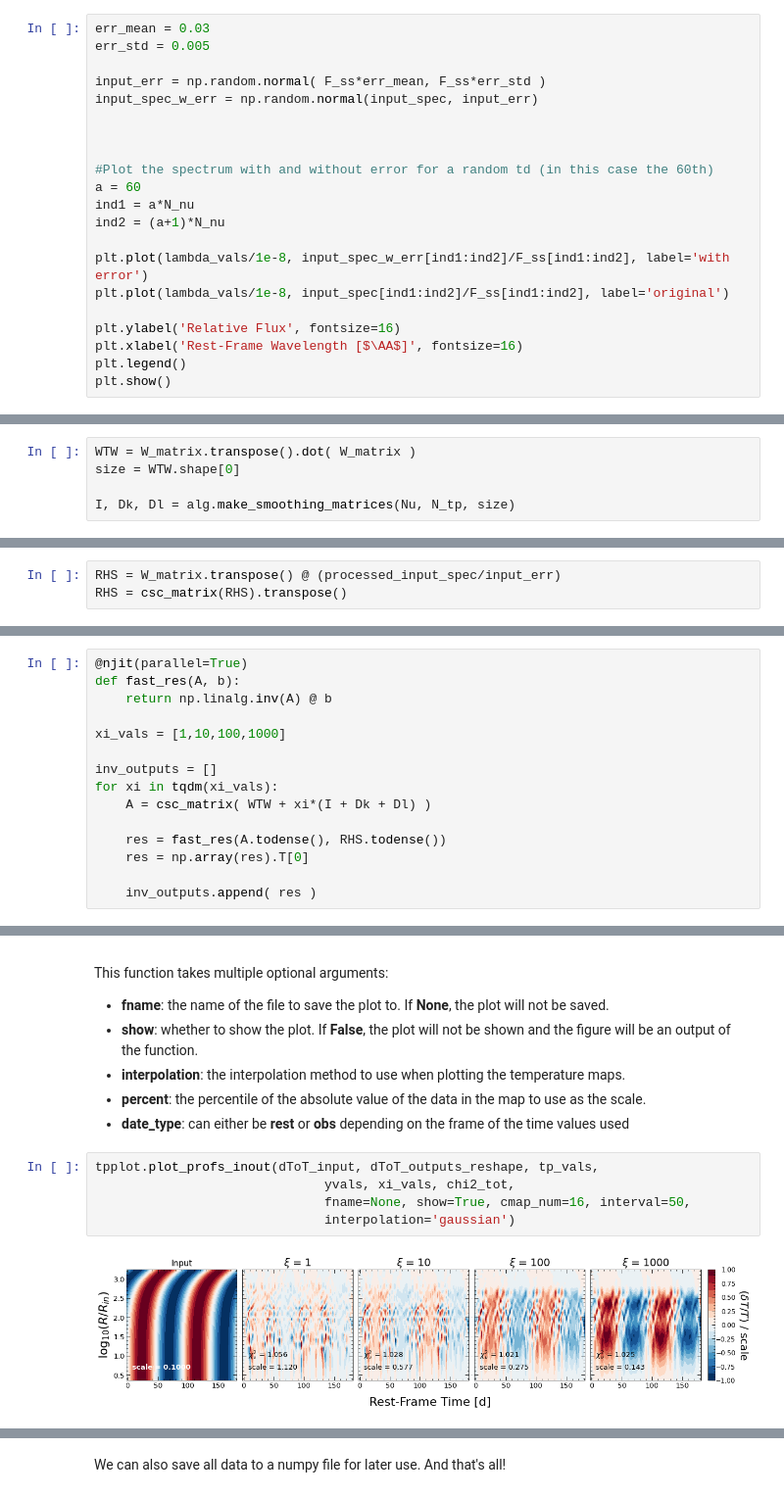
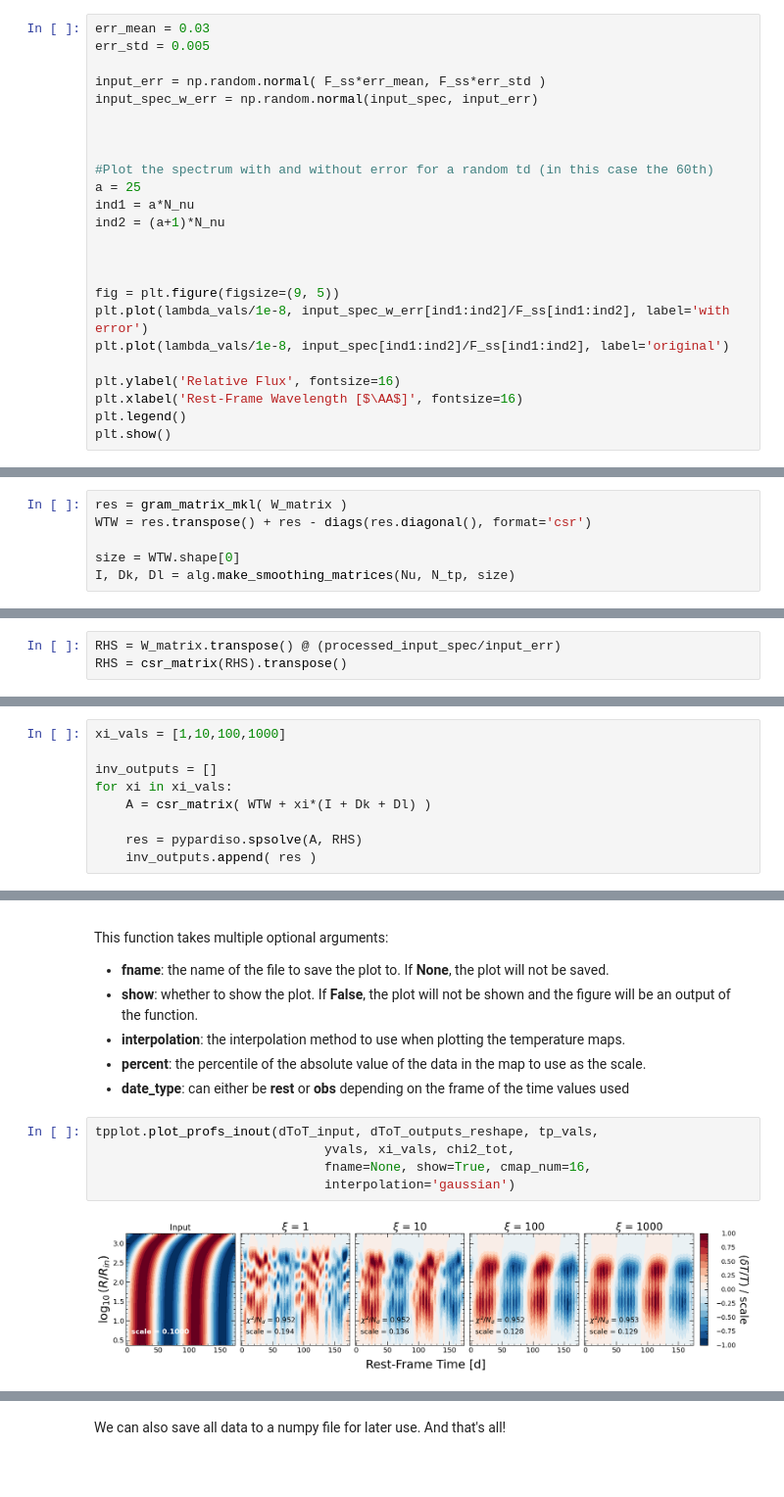
Before and after one commit to Zstone19/TempMap, a Jupyter notebook: Examples/SimData_Tutorial.ipynb, the cells around one changed output, grey strips where cells are left out. Shown at 98% size. Cells and saved outputs as stored; diff of their text form; blank space fills up the shorter version.

```diff
--- a/Examples/SimData_Tutorial.ipynb
+++ b/Examples/SimData_Tutorial.ipynb
@@ -190,10 +193,13 @@ input_spec_w_err = np.random.normal(input_spec, input_err)
 
 
 #Plot the spectrum with and without error for a random td (in this case the 60th)
-a = 60
+a = 25
 ind1 = a*N_nu
 ind2 = (a+1)*N_nu
 
+
+
+fig = plt.figure(figsize=(9, 5))
 plt.plot(lambda_vals/1e-8, input_spec_w_err[ind1:ind2]/F_ss[ind1:ind2], label='with error')
 plt.plot(lambda_vals/1e-8, input_spec[ind1:ind2]/F_ss[ind1:ind2], label='original')
 
@@ -263,13 +276,14 @@ There are functions to form the smoothing matrices, but only if we are working i
 # %%
-WTW = W_matrix.transpose().dot( W_matrix )
+res = gram_matrix_mkl( W_matrix )
+WTW = res.transpose() + res - diags(res.diagonal(), format='csr')
+
 size = WTW.shape[0]
-
 I, Dk, Dl = alg.make_smoothing_matrices(Nu, N_tp, size)
 # %% [markdown]
 We can now construct the right hand side of the equation: $W_\sigma^T \delta F_\sigma$
 # %%
 RHS = W_matrix.transpose() @ (processed_input_spec/input_err)
-RHS = csc_matrix(RHS).transpose()
+RHS = csr_matrix(RHS).transpose()
 # %% [markdown]
 Next, we use the inversion formula specified in the paper:
 $\delta T = [W_\sigma^T W_\sigma + \xi(I + D_k + D_l)] W_\sigma^T \delta F_\sigma$
@@ -279,17 +314,11 @@ I've also made a function that parallelizes the inversion with numba - this isn'
 # %%
-@njit(parallel=True)
-def fast_res(A, b):
-    return np.linalg.inv(A) @ b
-
 xi_vals = [1,10,100,1000]
 
 inv_outputs = []
-for xi in tqdm(xi_vals):
-    A = csc_matrix( WTW + xi*(I + Dk + Dl) )
+for xi in xi_vals:
+    A = csr_matrix( WTW + xi*(I + Dk + Dl) )
 
-    res = fast_res(A.todense(), RHS.todense())
-    res = np.array(res).T[0]
-
+    res = pypardiso.spsolve(A, RHS)
     inv_outputs.append( res )
 # %% [markdown]
 ## Constructing and plotting the output
@@ -404,9 +433,9 @@ This function takes multiple optional arguments:
 # %%
 tpplot.plot_profs_inout(dToT_input, dToT_outputs_reshape, tp_vals,
                               yvals, xi_vals, chi2_tot,
-                              fname=None, show=True, cmap_num=16, interval=50,
+                              fname=None, show=True, cmap_num=16,
                               interpolation='gaussian')
 # %% [output]
-[figure, old version]
+[figure, new version]
 # %% [markdown]
 We can also plot the output spectra against the input spectra (for each $\xi$) for each time $t_d$ in an animation, and save the animation to a file.
```
Also changed, not shown: parts of 11 cells of this notebook.
